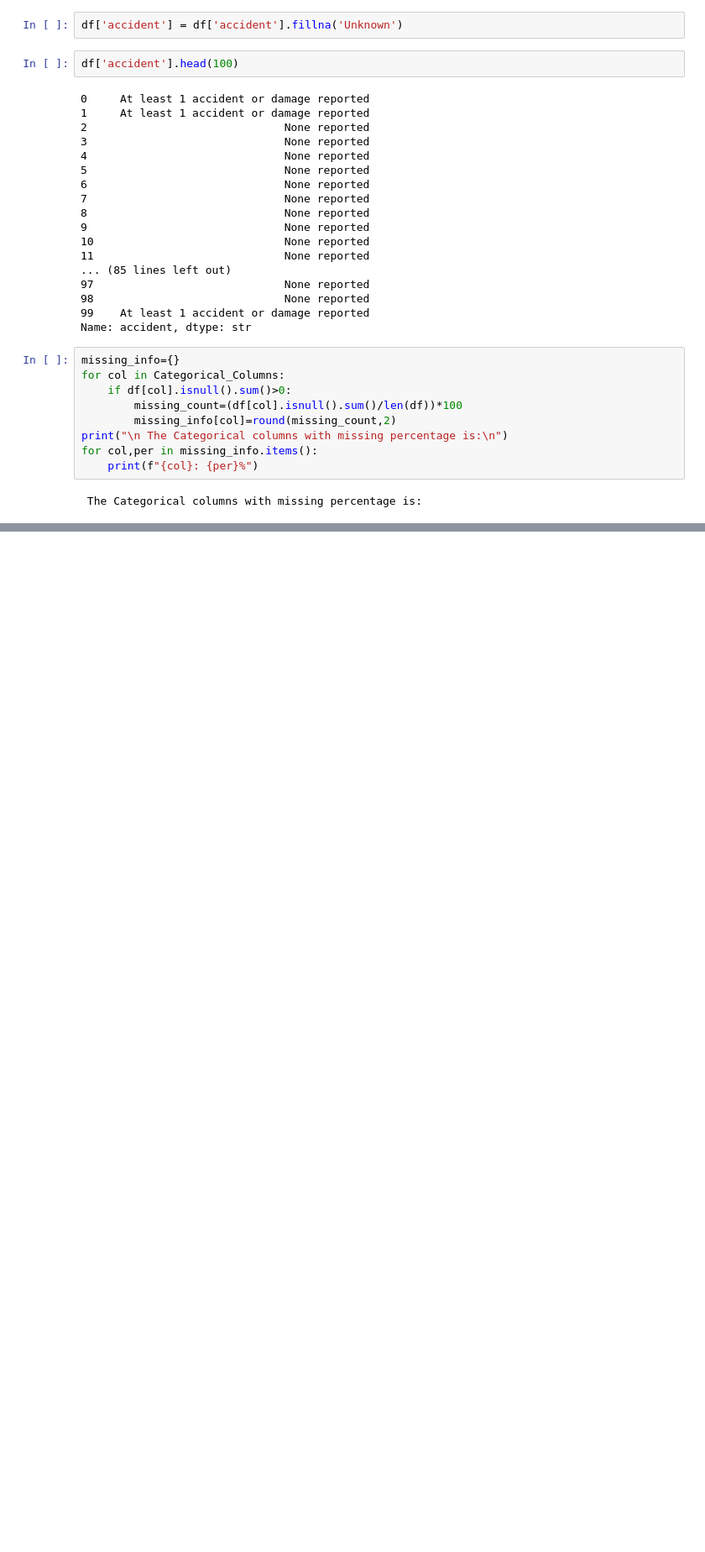
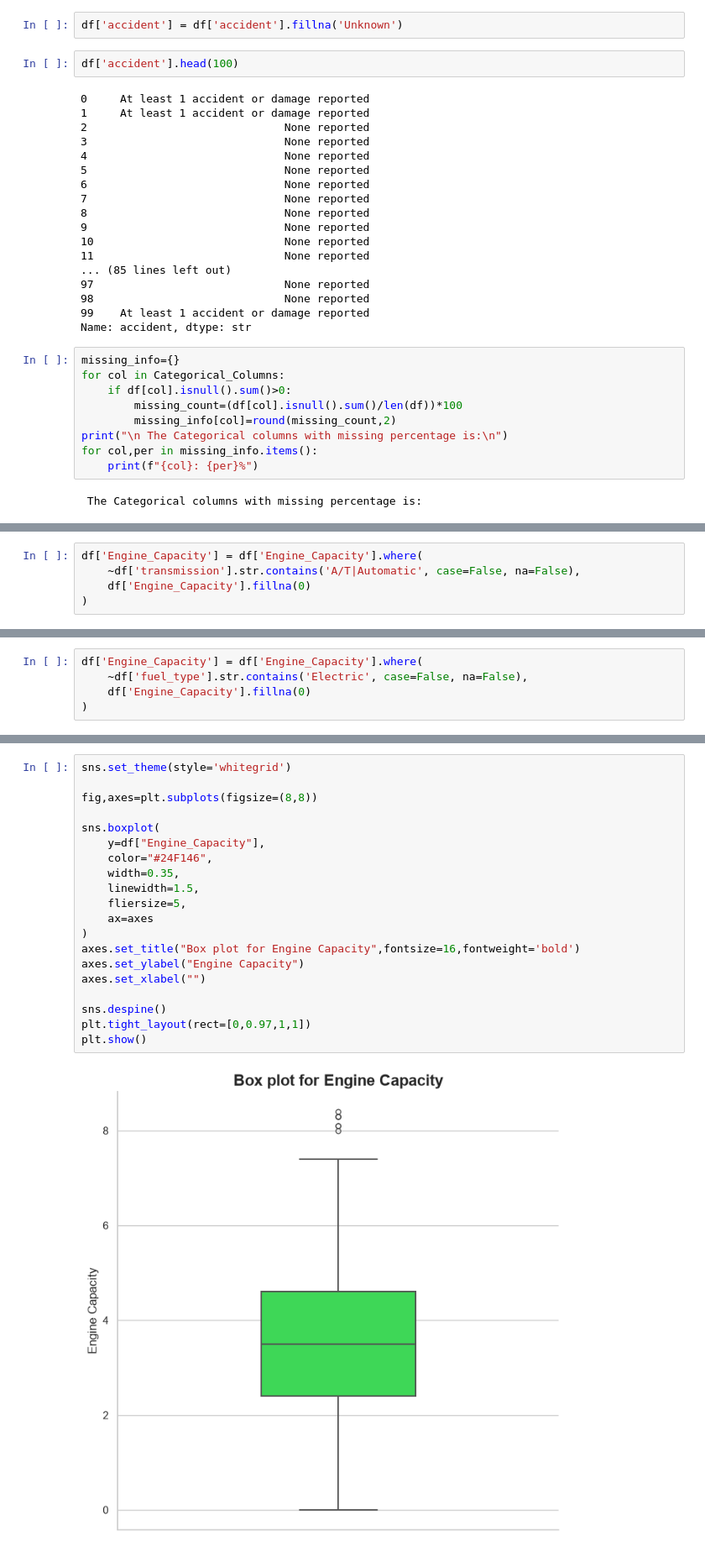
Before and after one commit to RakeshThapa332/learning-machine-learning, a Jupyter notebook: Machine Learning/Used_Cars_Price_Estimation/NoteBooks/Used_Cars_Analsyis.ipynb, the cells around one changed output, grey strips where cells are left out. Shown at 84% size. Saved outputs shown, nothing was run; the diff lists cells and outputs as text; blank space fills up the shorter version.

```diff
--- a/Machine Learning/Used_Cars_Price_Estimation/NoteBooks/Used_Cars_Analsyis.ipynb
+++ b/Machine Learning/Used_Cars_Price_Estimation/NoteBooks/Used_Cars_Analsyis.ipynb
@@ -863,0 +918,5 @@ for col,per in missing_info.items():
+# %%
+df['Engine_Capacity'] = df['Engine_Capacity'].where(
+    ~df['transmission'].str.contains('A/T|Automatic', case=False, na=False),
+    df['Engine_Capacity'].fillna(0)
+)
@@ -863,0 +943,5 @@ for col,per in missing_info.items():
+# %%
+df['Engine_Capacity'] = df['Engine_Capacity'].where(
+    ~df['fuel_type'].str.contains('Electric', case=False, na=False),
+    df['Engine_Capacity'].fillna(0)
+)
@@ -863,0 +981,22 @@ for col,per in missing_info.items():
+# %%
+sns.set_theme(style='whitegrid')
+
+fig,axes=plt.subplots(figsize=(8,8))
+
+sns.boxplot(
+    y=df["Engine_Capacity"],
+    color="#24F146",
+    width=0.35,
+    linewidth=1.5,
+    fliersize=5,
+    ax=axes
+)
+axes.set_title("Box plot for Engine Capacity",fontsize=16,fontweight='bold')
+axes.set_ylabel("Engine Capacity")
+axes.set_xlabel("")
+
+sns.despine()
+plt.tight_layout(rect=[0,0.97,1,1])
+plt.show()
+# %% [output]
+[figure, added]
```
Also changed, not shown: parts of 10 cells of this notebook.
